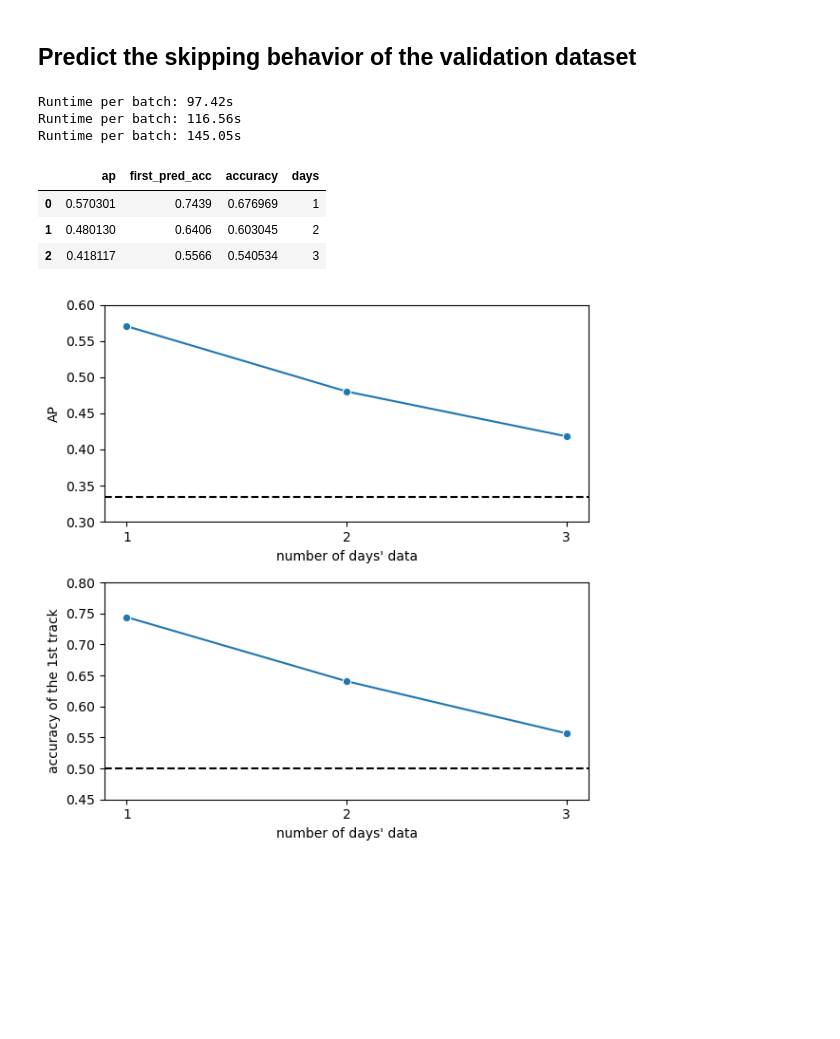
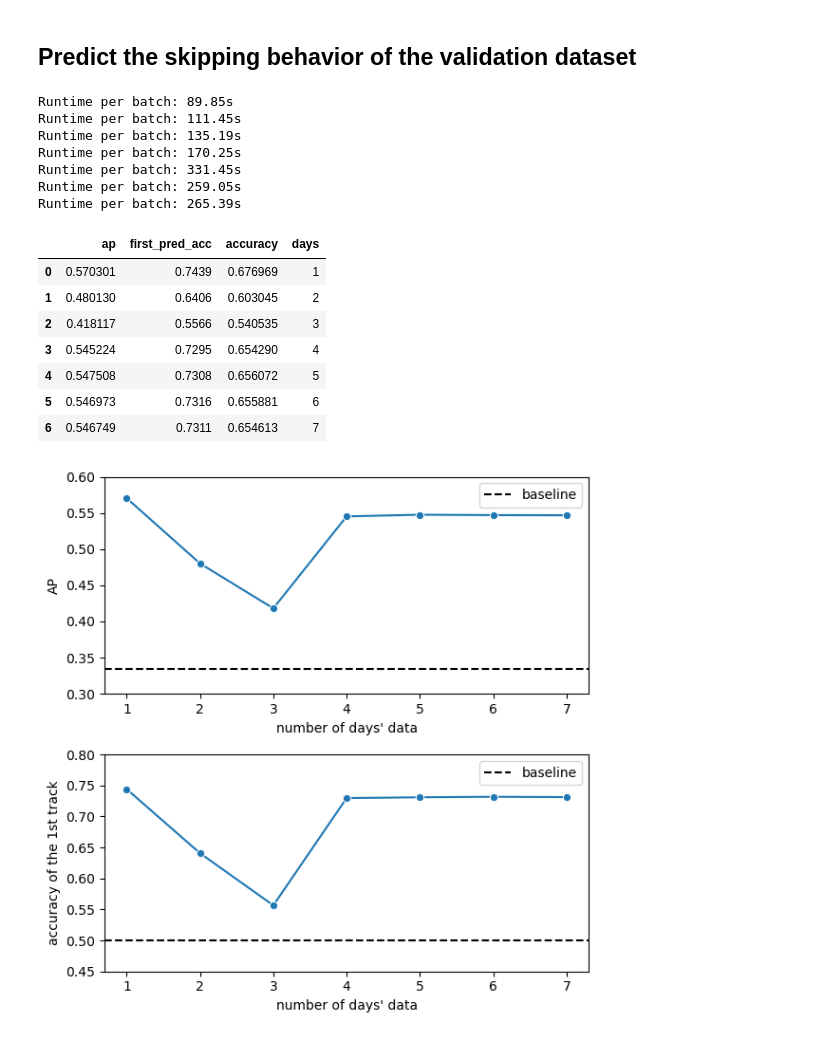
Before and after one commit to curlsloth/Capstone_Spotify-Sequential-Skip-Prediction, a Jupyter notebook: notebooks/6_LightGBM_predict_multipleDays_for20180918.ipynb, the cells around one changed output. Saved outputs shown, nothing was run; the diff lists cells and outputs as text; code cells hidden in the pictures; blank space fills up the shorter version.

```diff
--- a/notebooks/6_LightGBM_predict_multipleDays_for20180918.ipynb
+++ b/notebooks/6_LightGBM_predict_multipleDays_for20180918.ipynb
@@ -104,10 +104,14 @@ acc_list = []
 
 simFolder_list = ['similarity_20180917-20180917',
                   'similarity_20180916-20180917',
-                  'similarity_20180915-20180917']
+                  'similarity_20180915-20180917',
+                  'similarity_20180914-20180917',
+                  'similarity_20180913-20180917',
+                  'similarity_20180912-20180917',
+                  'similarity_20180911-20180917']
 
 
-for (nFile, simFolder) in zip([10,20,30], simFolder_list):
+for (nFile, simFolder) in zip([10,20,30,40,50,60,70], simFolder_list):
     model_filename = '../models/SVD/LightGBM_BayesOpt_dec17/for20180918/boost_alltracks_incrementalTrain_'+str(int(nFile))+'_multidays_jan14.txt'
 
     df_lookup_list = []
@@ -157,42 +161,52 @@ for (nFile, simFolder) in zip([10,20,30], simFolder_list):
     first_pred_acc_list.append(first_pred_acc)
     acc_list.append(accuracy_score(ypred>0.5, ytrue*1))
 # %% [output]
-Runtime per batch: 97.42s
-Runtime per batch: 116.56s
-Runtime per batch: 145.05s
+Runtime per batch: 89.85s
+Runtime per batch: 111.45s
+Runtime per batch: 135.19s
+Runtime per batch: 170.25s
+Runtime per batch: 331.45s
+Runtime per batch: 259.05s
+Runtime per batch: 265.39s
 # %%
 # results = pd.DataFrame({'ap': ap_list, 'first_pred_acc': first_pred_acc_list, 'days':[1,2,3,4,5,6,7]})
-results = pd.DataFrame({'ap':ap_list, 'first_pred_acc':first_pred_acc_list, 'accuracy':acc_list, 'days':[1,2,3]})
+results = pd.DataFrame({'ap':ap_list, 'first_pred_acc':first_pred_acc_list, 'accuracy':acc_list, 'days':[1,2,3,4,5,6,7]})
 
 results
 # %% [output]
 |  | ap | first_pred_acc | accuracy | days |
 | 0 | 0.570301 | 0.7439 | 0.676969 | 1 |
 | 1 | 0.480130 | 0.6406 | 0.603045 | 2 |
-| 2 | 0.418117 | 0.5566 | 0.540534 | 3 |
+| 2 | 0.418117 | 0.5566 | 0.540535 | 3 |
+| 3 | 0.545224 | 0.7295 | 0.654290 | 4 |
+| 4 | 0.547508 | 0.7308 | 0.656072 | 5 |
+| 5 | 0.546973 | 0.7316 | 0.655881 | 6 |
+| 6 | 0.546749 | 0.7311 | 0.654613 | 7 |
 # %%
 import seaborn as sns
 import matplotlib.pyplot as plt
 
 
 fig, (ax1, ax2) = plt.subplots(figsize=(6,6), nrows=2)
 
 graph1 = sns.lineplot(y='ap', x='days', data=results, ax=ax1, hue=True, style = True, markers = True, legend = False)
-ax1.set_xticks([1,2,3])
+# ax1.set_xticks([1,2,3])
 ax1.set_ylabel('AP')
 ax1.set_xlabel("number of days' data")
-graph1.axhline(0.334, linestyle = '--', c = 'k')
+graph1.axhline(0.334, linestyle = '--', c = 'k', label='baseline')
+ax1.legend(loc ='upper right')
 ax1.set_ylim(0.3,0.6)
 
 graph2 = sns.lineplot(y='first_pred_acc', x='days', data=results, ax=ax2, hue=True, style = True, markers = True, legend = False)
-ax2.set_xticks([1,2,3])
+# ax2.set_xticks([1,2,3])
 ax2.set_ylabel('accuracy of the 1st track')
 ax2.set_xlabel("number of days' data")
-graph2.axhline(0.5, linestyle = '--', c = 'k')
+graph2.axhline(0.5, linestyle = '--', c = 'k', label='baseline')
+ax2.legend(loc ='upper right')
 ax2.set_ylim(0.45,0.8)
 plt.tight_layout()
 
 plt.show()
 # %% [output]
-[figure, old version]
+[figure, new version]
 # %% [markdown]
```
Also changed, not shown: parts of 1 cell of this notebook, 9 other files.
